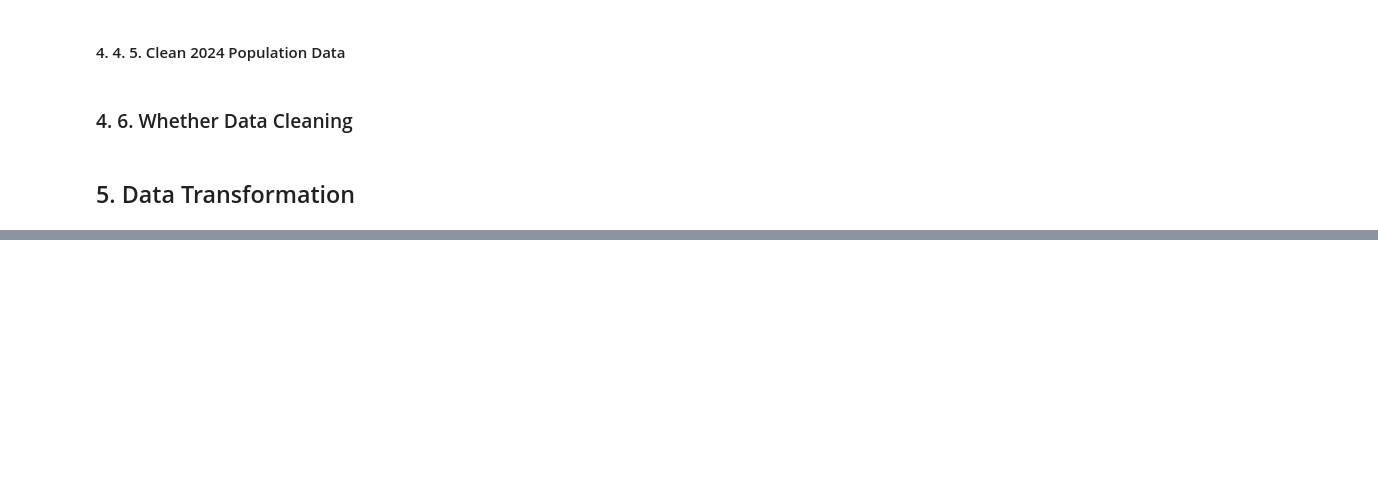
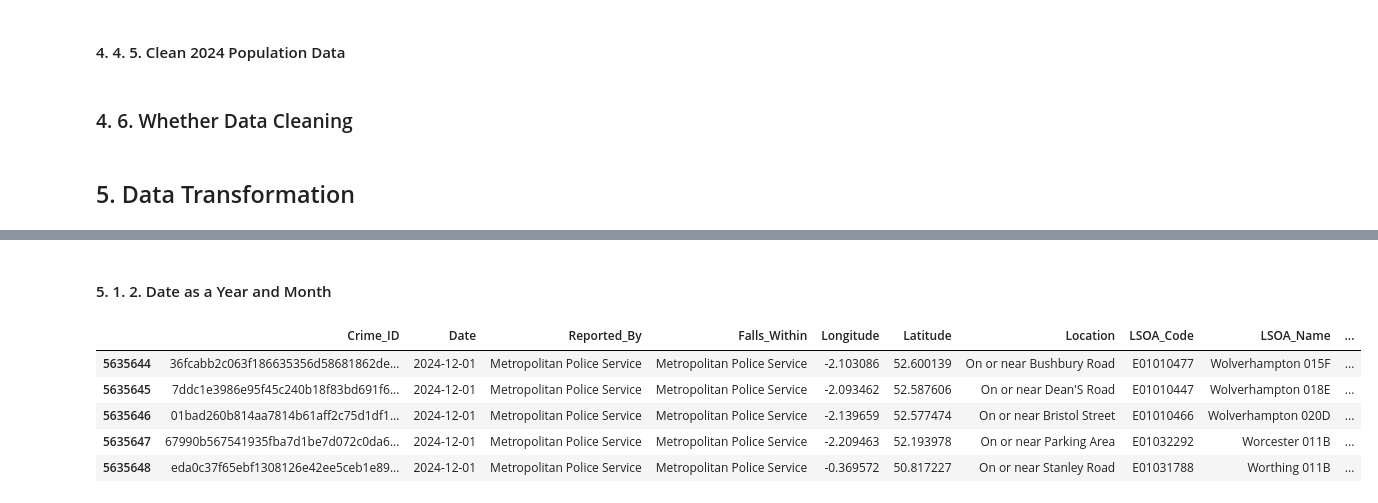
Before and after one commit to Sevinda-Herath/Predictive-Policing-in-the-London-Metropolitan-Police-District, a Jupyter notebook: main.ipynb, the cells around one changed output, grey strips where cells are left out. Drawn from its saved outputs; the diff is of its cells as text; code cells hidden in the pictures; blank space fills up the shorter version.

Commit message:
police data and population data transformation done

```diff
--- a/main.ipynb
+++ b/main.ipynb
@@ -267,7 +270,7 @@ street_police_df.head()
 # %%
 street_police_df.rename(columns={
     "Crime ID": "Crime_ID",
-    "Month": "Month",
+    "Month": "Date",
     "Reported by": "Reported_By",
     "Falls within": "Falls_Within",
     "LSOA code": "LSOA_Code",
@@ -576,5 +604,5 @@ street_police_df.info()
 # %%
 street_police_df["Context"] = street_police_df["Context"].astype("object")
-street_police_df["Month"] = street_police_df["Month"].astype("datetime64[ns]")
+street_police_df["Date"] = street_police_df["Date"].astype("datetime64[ns]")
 # %%
 street_police_df.info()
@@ -581,5 +630,19 @@ street_police_df.info()
+# %% [markdown]
+#### 5. 1. 2. Date as a Year and Month
 # %%
 # POLICE data transform
 # Month as a monthly period (for grouping by month)
-street_police_df["Month_Period"] = pd.to_datetime(street_police_df["Month"], errors="coerce").dt.to_period("M")
-street_police_df[["Month", "Month_Period"]].head()
+street_police_df["Month_Period"] = pd.to_datetime(street_police_df["Date"], errors="coerce").dt.to_period("M")
+street_police_df[["Date", "Month_Period"]].head()
+
+street_police_df["Year"] = street_police_df["Date"].dt.year
+street_police_df["Month"] = street_police_df["Date"].dt.month
+# %%
+street_police_df.tail()
+# %% [output]
+|  | Crime_ID | Date | Reported_By | Falls_Within | Longitude | Latitude | Location | LSOA_Code | LSOA_Name | ... |
+| 5635644 | 36fcabb2c063f186635356d58681862de... | 2024-12-01 | Metropolitan Police Service | Metropolitan Police Service | -2.103086 | 52.600139 | On or near Bushbury Road | E01010477 | Wolverhampton 015F | ... |
+| 5635645 | 7ddc1e3986e95f45c240b18f83bd691f6... | 2024-12-01 | Metropolitan Police Service | Metropolitan Police Service | -2.093462 | 52.587606 | On or near Dean'S Road | E01010447 | Wolverhampton 018E | ... |
+| 5635646 | 01bad260b814aa7814b61aff2c75d1df1... | 2024-12-01 | Metropolitan Police Service | Metropolitan Police Service | -2.139659 | 52.577474 | On or near Bristol Street | E01010466 | Wolverhampton 020D | ... |
+| 5635647 | 67990b567541935fba7d1be7d072c0da6... | 2024-12-01 | Metropolitan Police Service | Metropolitan Police Service | -2.209463 | 52.193978 | On or near Parking Area | E01032292 | Worcester 011B | ... |
+| 5635648 | eda0c37f65ebf1308126e42ee5ceb1e89... | 2024-12-01 | Metropolitan Police Service | Metropolitan Police Service | -0.369572 | 50.817227 | On or near Stanley Road | E01031788 | Worthing 011B | ... |
```
Also changed, not shown: parts of 24 cells of this notebook, 3 other files.
